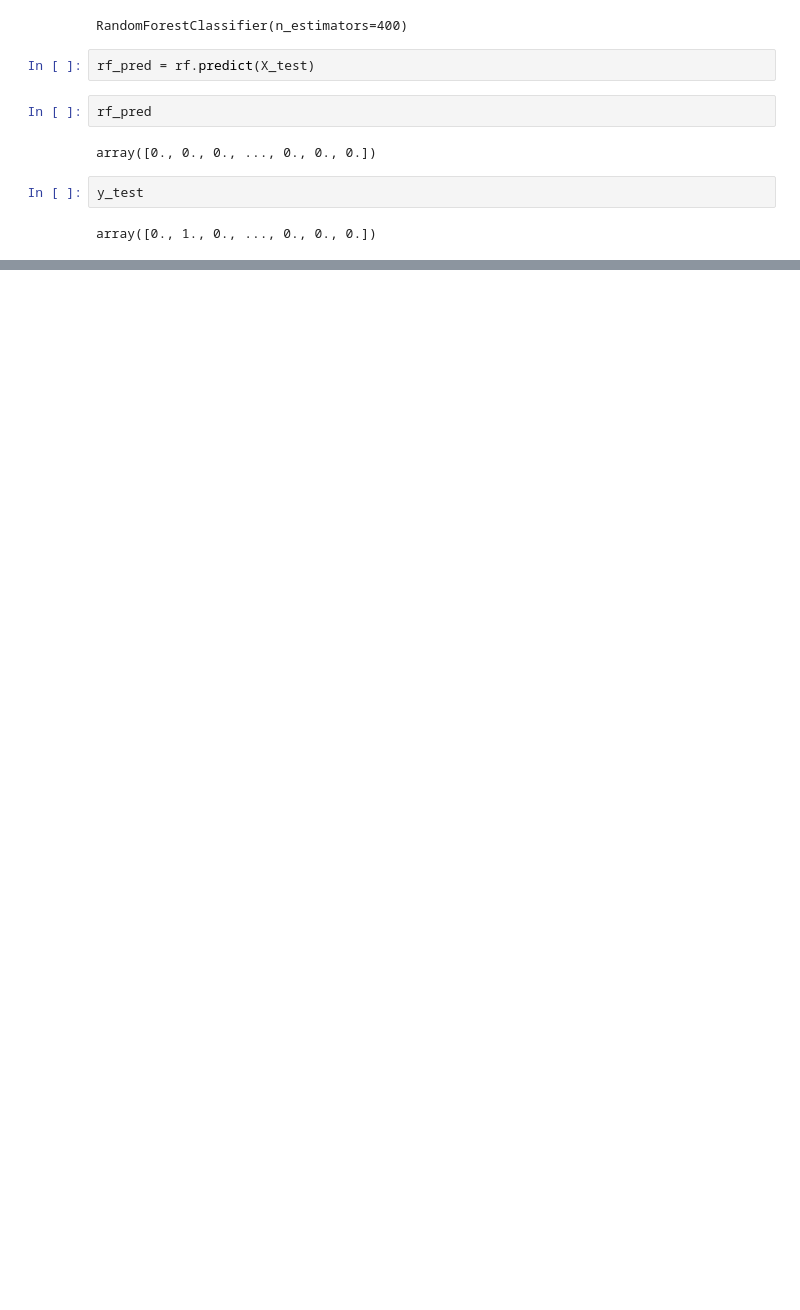
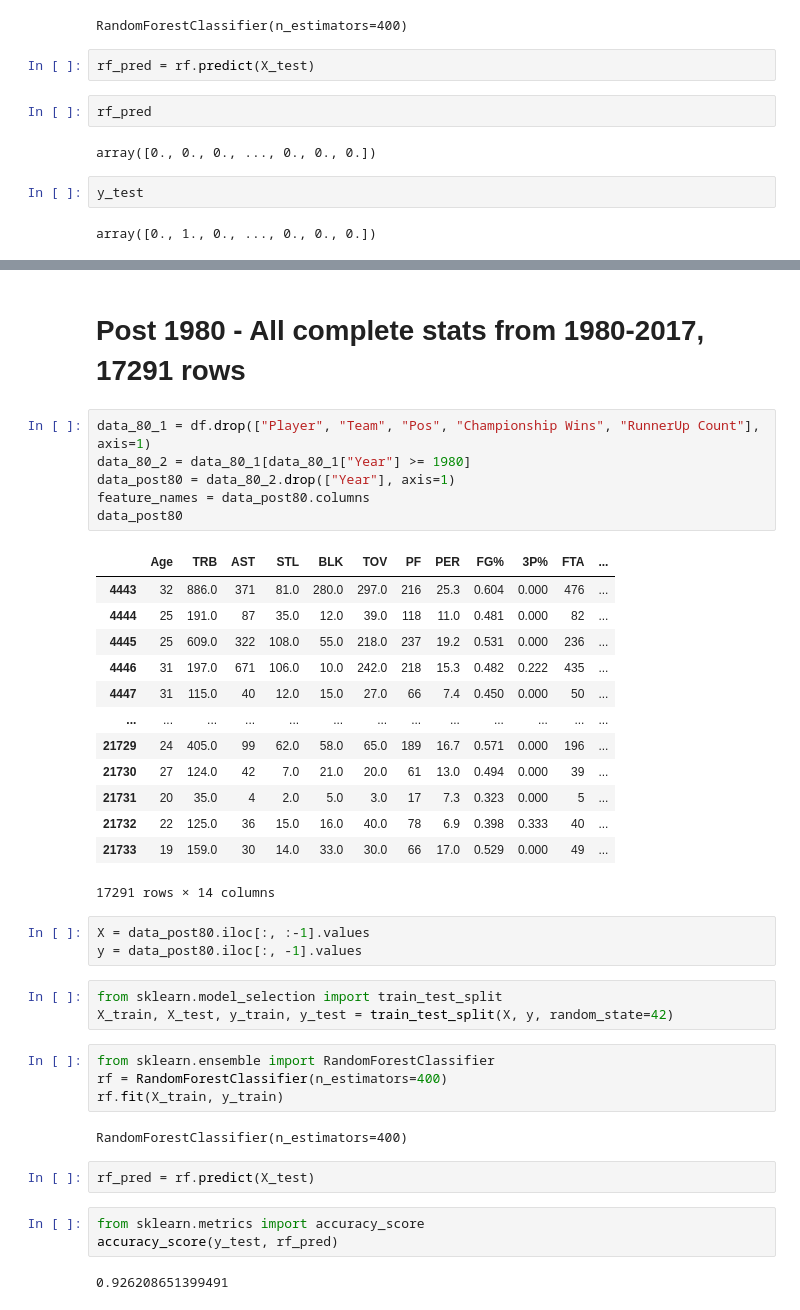
Before and after one commit to caitbeatty/nba_machine_learning, a Jupyter notebook: random_forest.ipynb, the cells around one changed output, grey strips where cells are left out. Drawn from its saved outputs; the diff is of its cells as text; blank space fills up the shorter version.

Commit message:
Random Forest finalized

```diff
--- a/random_forest.ipynb
+++ b/random_forest.ipynb
@@ -82,0 +132,41 @@ SyntaxError: invalid syntax (<ipython-input-33-5bb9a00f8aa7>, line 1)
+# %% [markdown]
+# Post 1980 - All complete stats from 1980-2017, 17291 rows
+# %%
+data_80_1 = df.drop(["Player", "Team", "Pos", "Championship Wins", "RunnerUp Count"], axis=1)
+data_80_2 = data_80_1[data_80_1["Year"] >= 1980]
+data_post80 = data_80_2.drop(["Year"], axis=1)
+feature_names = data_post80.columns
+data_post80
+# %% [output]
+|  | Age | TRB | AST | STL | BLK | TOV | PF | PER | FG% | 3P% | FTA | ... |
+| 4443 | 32 | 886.0 | 371 | 81.0 | 280.0 | 297.0 | 216 | 25.3 | 0.604 | 0.000 | 476 | ... |
+| 4444 | 25 | 191.0 | 87 | 35.0 | 12.0 | 39.0 | 118 | 11.0 | 0.481 | 0.000 | 82 | ... |
+| 4445 | 25 | 609.0 | 322 | 108.0 | 55.0 | 218.0 | 237 | 19.2 | 0.531 | 0.000 | 236 | ... |
+| 4446 | 31 | 197.0 | 671 | 106.0 | 10.0 | 242.0 | 218 | 15.3 | 0.482 | 0.222 | 435 | ... |
+| 4447 | 31 | 115.0 | 40 | 12.0 | 15.0 | 27.0 | 66 | 7.4 | 0.450 | 0.000 | 50 | ... |
+| ... | ... | ... | ... | ... | ... | ... | ... | ... | ... | ... | ... | ... |
+| 21729 | 24 | 405.0 | 99 | 62.0 | 58.0 | 65.0 | 189 | 16.7 | 0.571 | 0.000 | 196 | ... |
+| 21730 | 27 | 124.0 | 42 | 7.0 | 21.0 | 20.0 | 61 | 13.0 | 0.494 | 0.000 | 39 | ... |
+| 21731 | 20 | 35.0 | 4 | 2.0 | 5.0 | 3.0 | 17 | 7.3 | 0.323 | 0.000 | 5 | ... |
+| 21732 | 22 | 125.0 | 36 | 15.0 | 16.0 | 40.0 | 78 | 6.9 | 0.398 | 0.333 | 40 | ... |
+| 21733 | 19 | 159.0 | 30 | 14.0 | 33.0 | 30.0 | 66 | 17.0 | 0.529 | 0.000 | 49 | ... |
+17291 rows × 14 columns
+# %%
+X = data_post80.iloc[:, :-1].values
+y = data_post80.iloc[:, -1].values
+# %%
+from sklearn.model_selection import train_test_split
+X_train, X_test, y_train, y_test = train_test_split(X, y, random_state=42)
+# %%
+from sklearn.ensemble import RandomForestClassifier
+rf = RandomForestClassifier(n_estimators=400)
+rf.fit(X_train, y_train)
+# %% [output]
+RandomForestClassifier(n_estimators=400)
+# %%
+rf_pred = rf.predict(X_test)
+# %%
+from sklearn.metrics import accuracy_score
+accuracy_score(y_test, rf_pred)
+# %% [output]
+0.926208651399491
```
Also changed, not shown: parts of 14 cells of this notebook.
